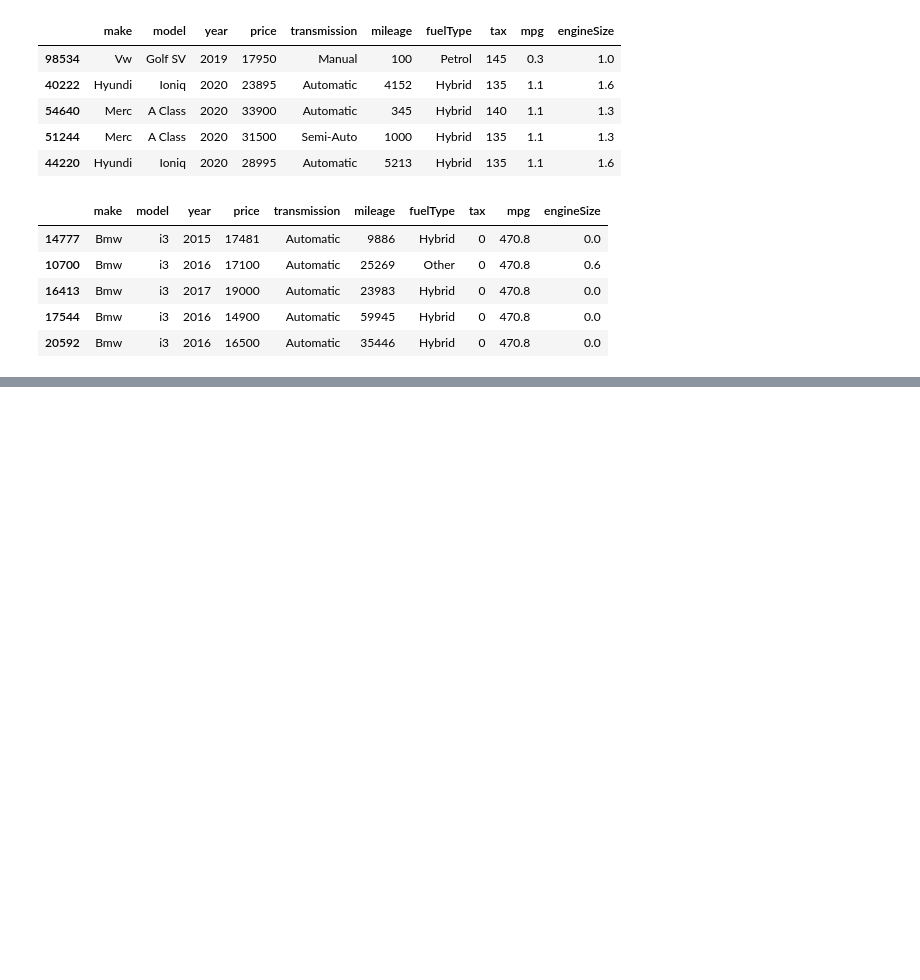
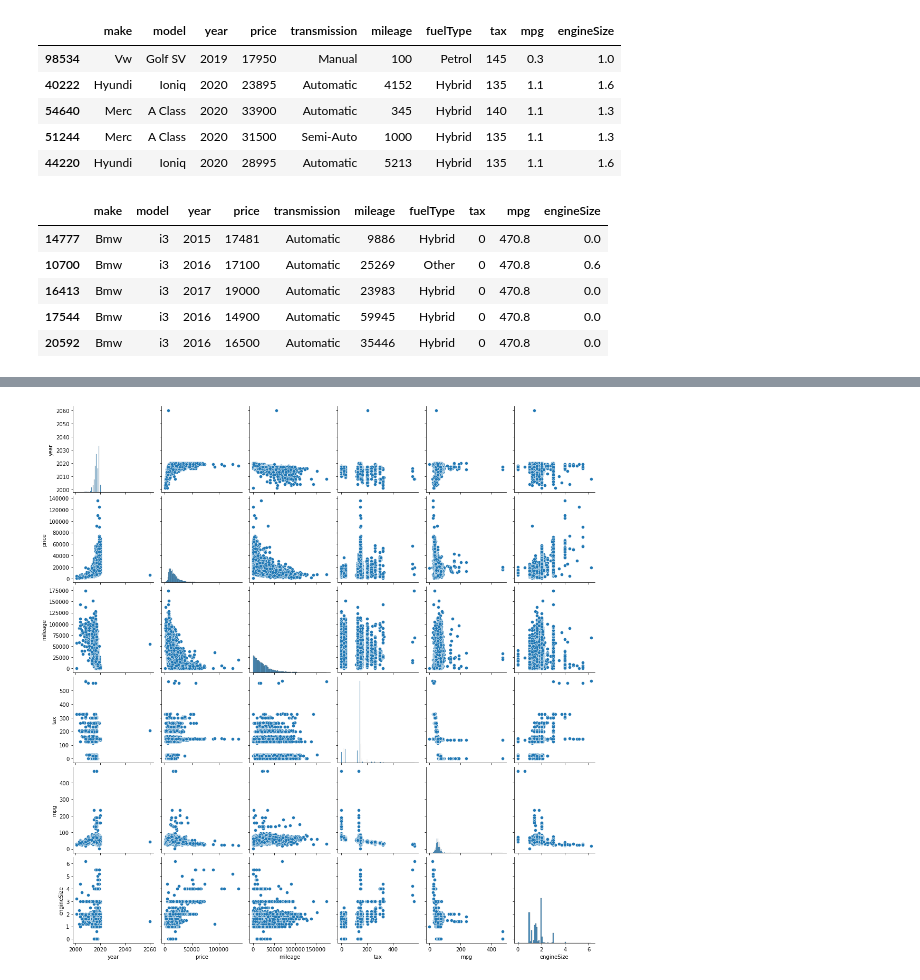
Before and after one commit to WaldemarWalo/DataScienceProjects, a Jupyter notebook: UK_Used_Car_Price_Regression/10.EDA.ipynb, the cells around one changed output, grey strips where cells are left out. Drawn from its saved outputs; the diff is of its cells as text; code cells hidden in the pictures; blank space fills up the shorter version.

```diff
--- a/UK_Used_Car_Price_Regression/10.EDA.ipynb
+++ b/UK_Used_Car_Price_Regression/10.EDA.ipynb
@@ -458 +456,6 @@ df_data.loc[df_data['mpg'] > 200]
+# %%
+df_plt = df_data.sample(5000, random_state=RS)
+_ = sns.pairplot(data=df_plt).fig.set_size_inches(15,15)
+# %% [output]
+[figure, added]
 # %% [markdown]
```
Also changed, not shown: parts of 12 cells of this notebook, 4 other files.
